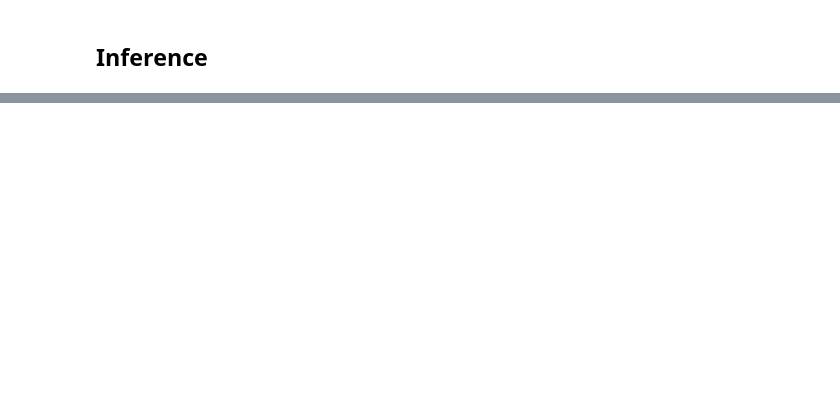
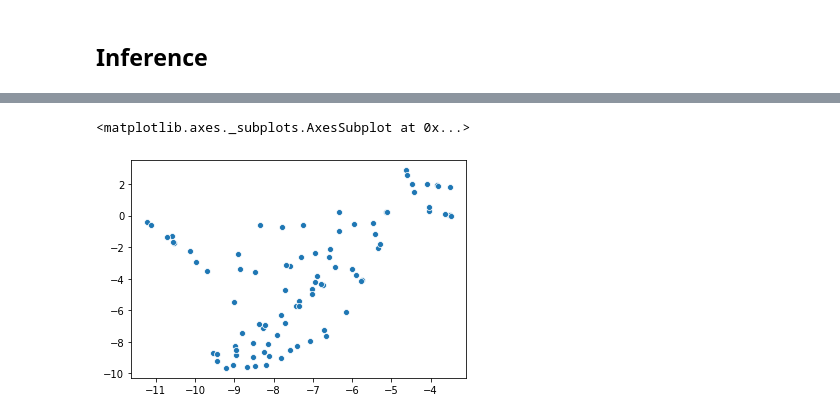
Before and after one commit to glennkroegel/pytorch-starlightcurves, a Jupyter notebook: reconstruct_interpolated_latent_ode.ipynb, the cells around one changed output, grey strips where cells are left out. Saved outputs shown, nothing was run; the diff lists cells and outputs as text; code cells hidden in the pictures; blank space fills up the shorter version.

```diff
--- a/reconstruct_interpolated_latent_ode.ipynb
+++ b/reconstruct_interpolated_latent_ode.ipynb
@@ -123,0 +137,2 @@ sns.lineplot(x=t, y=truths[ix].squeeze().detach().cpu().numpy())
+# %%
+latents = z_us.squeeze().detach().cpu().numpy()
@@ -123,0 +143,9 @@ sns.lineplot(x=t, y=truths[ix].squeeze().detach().cpu().numpy())
+# %%
+tsne = TSNE(perplexity=30)
+# %%
+xx = tsne.fit_transform(latents)
+# %%
+sns.scatterplot(x=xx[:,0], y=xx[:,1])
+# %% [output]
+<matplotlib.axes._subplots.AxesSubplot at 0x...>
+[figure, added]
```
Also changed, not shown: parts of 13 cells of this notebook, 3 other files.
